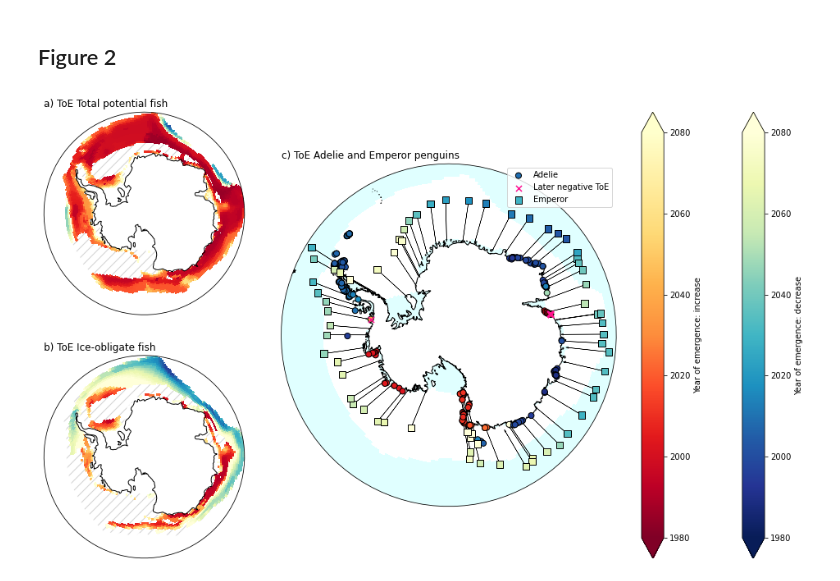
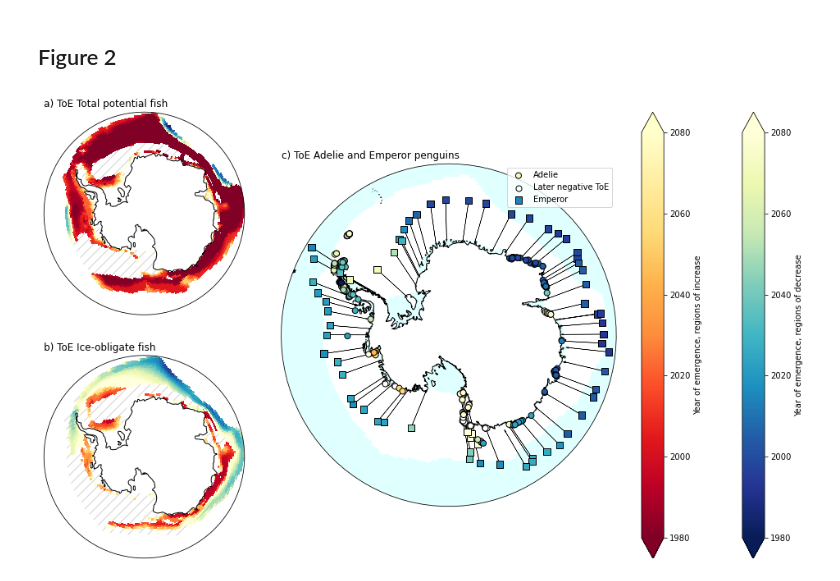
Before and after one commit to kristenkrumhardt/Antarctic_ecosys_ToE, a Jupyter notebook: plotting_notebooks/Fig2_S9_ToE_fish_penguins.ipynb, the cells around one changed output. Drawn from its saved outputs; the diff is of its cells as text; code cells hidden in the pictures.

```diff
--- a/plotting_notebooks/Fig2_S9_ToE_fish_penguins.ipynb
+++ b/plotting_notebooks/Fig2_S9_ToE_fish_penguins.ipynb
@@ -170,7 +163,7 @@ toe = df_toe.mean_toe1
 # %% [markdown]
 #### get Adelie penguin data
 # %%
-file = '/glade/work/kristenk/penguin_data/KRISTEN_adelie_ToE.csv'
+file = '/glade/work/kristenk/penguin_data/ToE_AdelieFinal_4import.csv'
 df_toe_adel = pd.read_csv(file)
-df_toe_adel
+df_toe_adel #.iloc[151]
 # %% [output]
@@ -190,4 +183,4 @@ df_toe_adel
 # %%
-df_toe_adel_positive = df_toe_adel[(df_toe_adel['growth rate to use']>0)]
+df_toe_adel_positive = df_toe_adel[(df_toe_adel['direction']>0)]
 df_toe_adel_positive
 # %% [output]
@@ -207,4 +204,4 @@ df_toe_adel_positive
 # %%
-df_toe_adel_negative = df_toe_adel[(df_toe_adel['growth rate to use']<0)]
+df_toe_adel_negative = df_toe_adel[(df_toe_adel['direction']<0)]
 df_toe_adel_negative
 # %% [output]
@@ -224,4 +221,4 @@ df_toe_adel_negative
 # %%
-df_toe_adel_pos2neg = df_toe_adel[(df_toe_adel['Colonie with two potential ToE']==True)]
-df_toe_adel_pos2neg
+df_toe_adel_noToE = df_toe_adel[(df_toe_adel['direction']==0)]
+df_toe_adel_noToE
 # %% [output]
@@ -768,14 +784,14 @@ lon,lat,field = utils.adjust_pop_grid(lons, lats, ToE_up_fish.where(siz_mask==1)
 pc1 = ax_map_fish.pcolormesh(lon,lat,field,
                     transform=ccrs.PlateCarree(),
                    cmap='YlOrRd_r',
-                   vmin=1980,vmax=2080)
+                   vmin=2000,vmax=2080)
 
 lon,lat,field = utils.adjust_pop_grid(lons, lats, ToE_down_fish.where(siz_mask==1))
 
 pc2 = ax_map_fish.pcolormesh(lon,lat,field,
                     transform=ccrs.PlateCarree(),
                    cmap='YlGnBu_r',
-                   vmin=1980,vmax=2080)
+                   vmin=2000,vmax=2080)
 ax_map_fish.set_boundary(circle, transform=ax_map_fish.transAxes)
 ax_map_fish.coastlines('110m',linewidth=1,zorder=1)
 
@@ -810,41 +826,43 @@ ax_map_penguins.coastlines('10m',linewidth=1,zorder=1)
 lon, lat, field = utils.adjust_pop_grid(lons, lats, siz_mask)
 ice = ax_map_penguins.pcolormesh(lon,lat,field,
                     transform=ccrs.PlateCarree(),
                     cmap=plt.cm.get_cmap(cmap,1),
                    vmin=0,vmax=1)
-
 sc_p = ax_map_penguins.scatter(df_toe_adel_positive.longitude,df_toe_adel_positive.latitude,
-                  c=df_toe_adel_positive['ToE CL UNC method mean'], vmin=1980, vmax =2080, cmap='YlOrRd_r', s=50,
-                edgecolors='black', zorder=2,transform=ccrs.PlateCarree())
+                  c=df_toe_adel_positive['ToE-to-use'], vmin=1980, vmax =2080, cmap='YlOrRd_r', s=50,
+                edgecolors='black', zorder=4,transform=ccrs.PlateCarree())
 
 sc_n = ax_map_penguins.scatter(df_toe_adel_negative.longitude,df_toe_adel_negative.latitude,
-                  c=df_toe_adel_negative['ToE CL UNC method mean'], vmin=1980, vmax =2080, cmap='YlGnBu_r', s=50,
-                edgecolors='black', zorder=2,transform=ccrs.PlateCarree(),label='Adelie')
+                  c=df_toe_adel_negative['ToE-to-use'], vmin=1980, vmax =2080, cmap='YlGnBu_r', s=50,
+                edgecolors='black', zorder=3,transform=ccrs.PlateCarree(),label='Adelie')
 
-sc_pn = ax_map_penguins.scatter(df_toe_adel_pos2neg.longitude,df_toe_adel_pos2neg.latitude,
-                   color='deeppink', marker='x', zorder=3, s=50, transform=ccrs.PlateCarree(),label='Later negative ToE')
+sc_pn = ax_map_penguins.scatter(df_toe_adel_noToE.longitude,df_toe_adel_noToE.latitude,
+                   color='white', edgecolor='black', zorder=2, s=50, transform=ccrs.PlateCarree(),label='Later negative ToE')
 
 
-sc_emp = ax_map_penguins.scatter(df_toe_emp.longitude,df_toe_emp.latitude+8, c=df_toe_emp.mean_toe, vmin=1980, vmax =2080,
+sc_emp = ax_map_penguins.scatter(df_toe_emp.longitude,df_toe_emp.latitude+8, c=df_toe_emp.ToE, vmin=1980, vmax =2080,
                     cmap='YlGnBu_r', s=70, marker='s',
                     edgecolors='black', zorder=2,transform=ccrs.PlateCarree(), label='Emperor')
+# sc_emp_dots = ax.scatter(df_toe_emp.longitude,df_toe_emp.latitude, color='black', s=20, marker='s',
+#                     edgecolors='black', zorder=2,transform=ccrs.PlateCarree())
 
 for i in np.arange(0,len(df_toe_emp.longitude.values),1):
     x1 = df_toe_emp.longitude.values[i]+0
     x2 = df_toe_emp.longitude.values[i]
     y1 = df_toe_emp.latitude.values[i]+8
     y2 = df_toe_emp.latitude.values[i]
     ax_map_penguins.arrow(x1, y1, x2 - x1, y2 - y1, head_width=0.7, head_length=0.5, linewidth=0.5, color='black', zorder=1,transform=ccrs.PlateCarree())
 
+
 ax_map_penguins.add_feature(cfeature.OCEAN, facecolor='lightcyan',zorder=0)
 ax_map_penguins.legend()
 ax_map_penguins.set_boundary(circle, transform=ax_map_penguins.transAxes)
 
 ############### color barscbar1 = fig.colorbar(pc1, cax=cb1,extend='both',label='Year of emergence: increase')
 
-cbar1 = fig.colorbar(pc2, cax=cb2,extend='both',label='Year of emergence: decrease')
+cbar1 = fig.colorbar(pc2, cax=cb2,extend='both',label='Year of emergence, regions of decrease')
 
-cbar1 = fig.colorbar(pc1, cax=cb1,extend='both',label='Year of emergence: increase')
+cbar1 = fig.colorbar(pc1, cax=cb1,extend='both',label='Year of emergence, regions of increase')
 fig.savefig('/glade/work/kristenk/figs/Fig2_ToE_fish_penguins.png', bbox_inches='tight', dpi=300, format='png');
 # %% [output]
-[figure, old version]
+[figure, new version]
```
Also changed, not shown: parts of 27 cells of this notebook, 5 other files.
